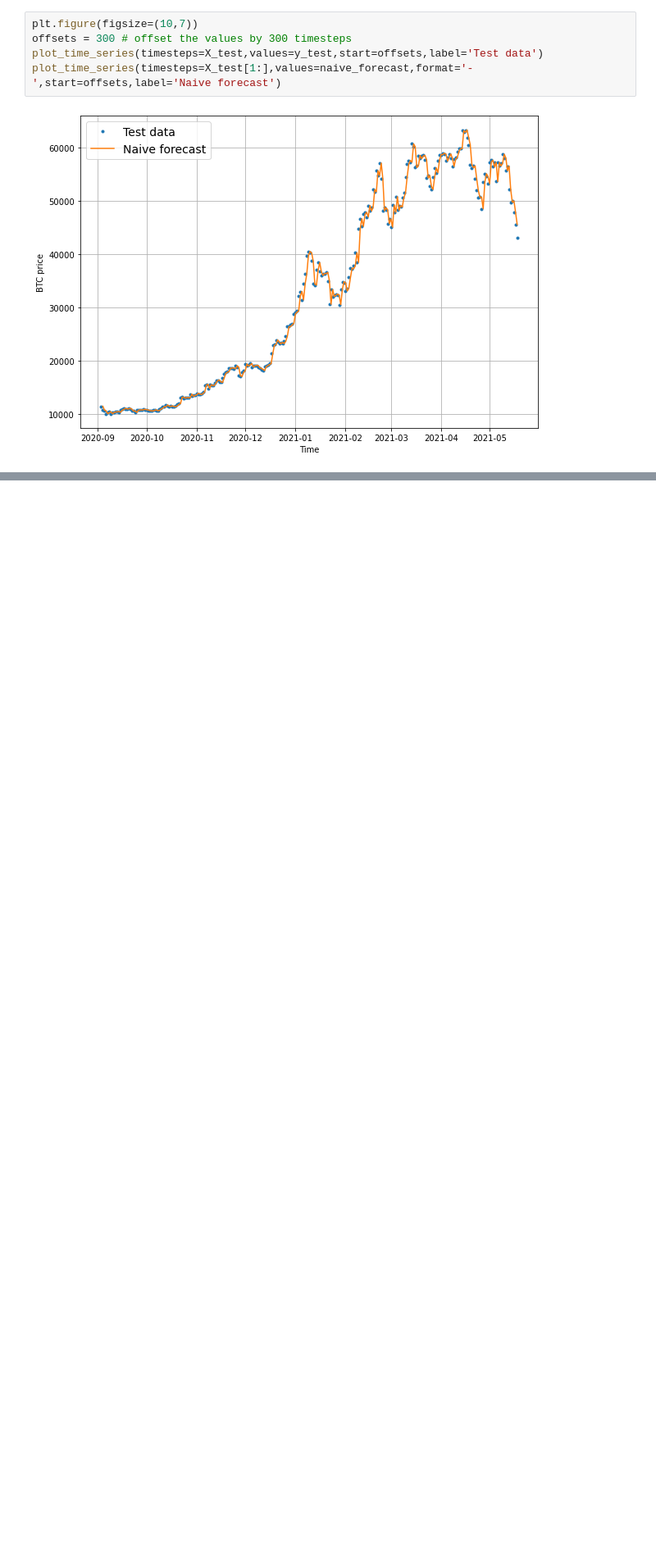
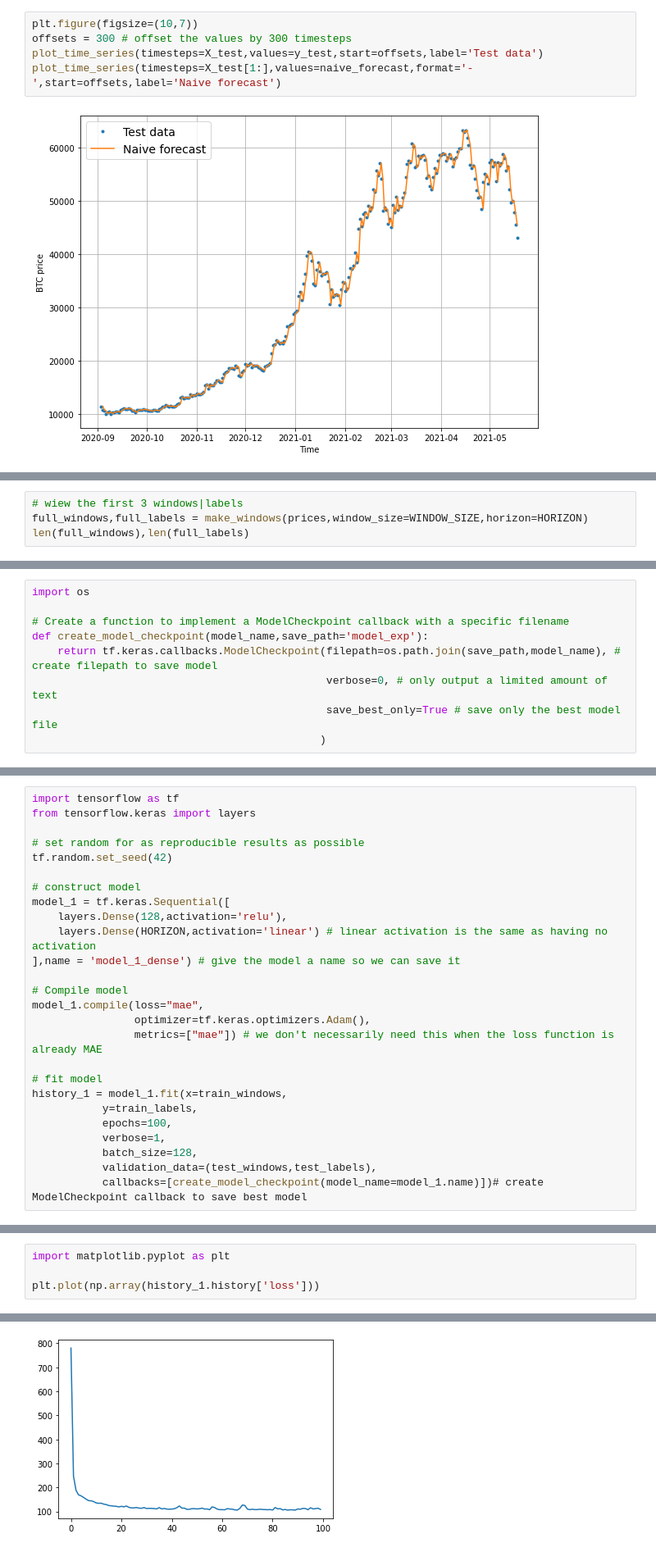
Before and after one commit to Locchuong96/machine-learning, a Jupyter notebook: TensorFlow2/practices/10. Milestone Project 3 Time series forecasting in TensorFlow (BitPredict 💰📈).ipynb, the cells around one changed output, grey strips where cells are left out. Shown at 82% size. Drawn from its saved outputs; the diff is of its cells as text; blank space fills up the shorter version.

```diff
--- a/TensorFlow2/practices/10. Milestone Project 3 Time series forecasting in TensorFlow (BitPredict 💰📈).ipynb
+++ b/TensorFlow2/practices/10. Milestone Project 3 Time series forecasting in TensorFlow (BitPredict 💰📈).ipynb
@@ -433,0 +702,4 @@ plot_time_series(timesteps=X_test[1:],values=naive_forecast,format='-',start=off
+# %%
+# wiew the first 3 windows|labels
+full_windows,full_labels = make_windows(prices,window_size=WINDOW_SIZE,horizon=HORIZON)
+len(full_windows),len(full_labels)
@@ -433,0 +806,9 @@ plot_time_series(timesteps=X_test[1:],values=naive_forecast,format='-',start=off
+# %%
+import os
+
+# Create a function to implement a ModelCheckpoint callback with a specific filename
+def create_model_checkpoint(model_name,save_path='model_exp'):
+    return tf.keras.callbacks.ModelCheckpoint(filepath=os.path.join(save_path,model_name), # create filepath to save model
+                                              verbose=0, # only output a limited amount of text
+                                              save_best_only=True # save only the best model file
+                                             )
@@ -433,0 +844,26 @@ plot_time_series(timesteps=X_test[1:],values=naive_forecast,format='-',start=off
+# %%
+import tensorflow as tf
+from tensorflow.keras import layers
+
+# set random for as reproducible results as possible
+tf.random.set_seed(42)
+
+# construct model
+model_1 = tf.keras.Sequential([
+    layers.Dense(128,activation='relu'),
+    layers.Dense(HORIZON,activation='linear') # linear activation is the same as having no activation
+],name = 'model_1_dense') # give the model a name so we can save it
+
+# Compile model
+model_1.compile(loss="mae",
+                optimizer=tf.keras.optimizers.Adam(),
+                metrics=["mae"]) # we don't necessarily need this when the loss function is already MAE
+
+# fit model
+history_1 = model_1.fit(x=train_windows,
+           y=train_labels,
+           epochs=100,
+           verbose=1,
+           batch_size=128,
+           validation_data=(test_windows,test_labels),
+           callbacks=[create_model_checkpoint(model_name=model_1.name)])# create ModelCheckpoint callback to save best model
@@ -433,0 +888,5 @@ plot_time_series(timesteps=X_test[1:],values=naive_forecast,format='-',start=off
+# %%
+import matplotlib.pyplot as plt
+
+plt.plot(np.array(history_1.history['loss']))
+# %% [output]
@@ -433,0 +894 @@ plot_time_series(timesteps=X_test[1:],values=naive_forecast,format='-',start=off
+[figure, added]
```
Also changed, not shown: parts of 142 cells of this notebook.
